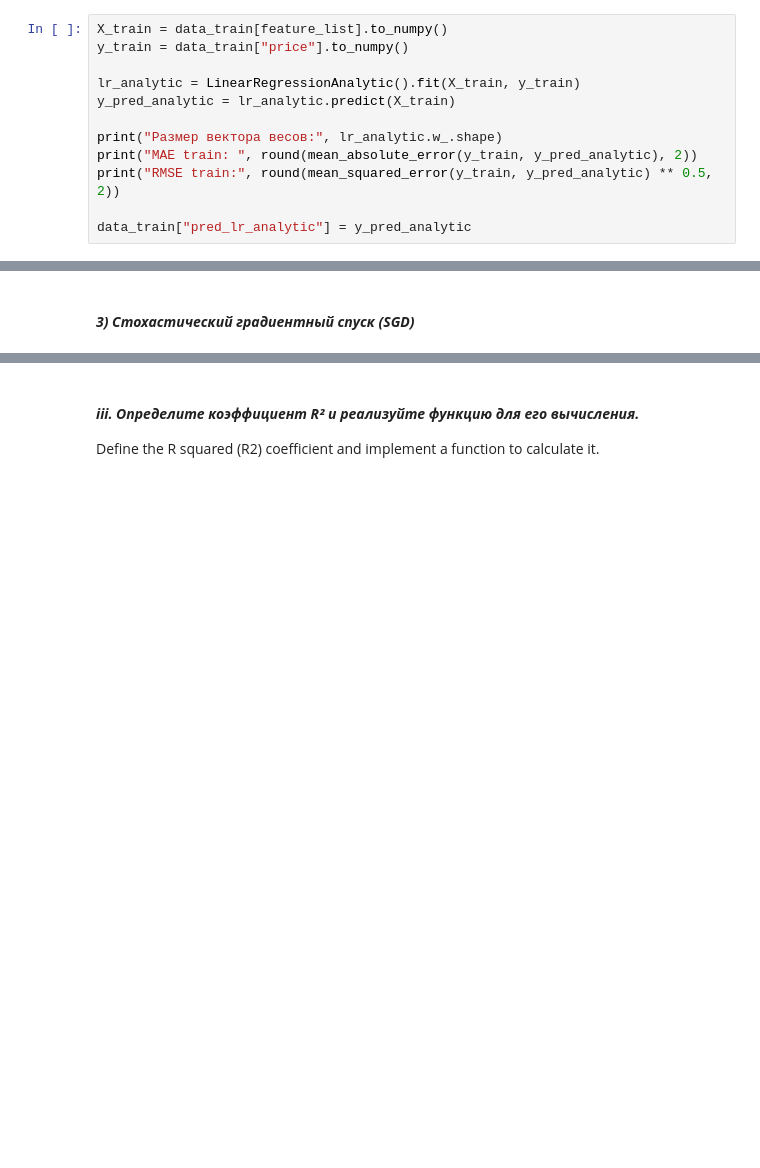
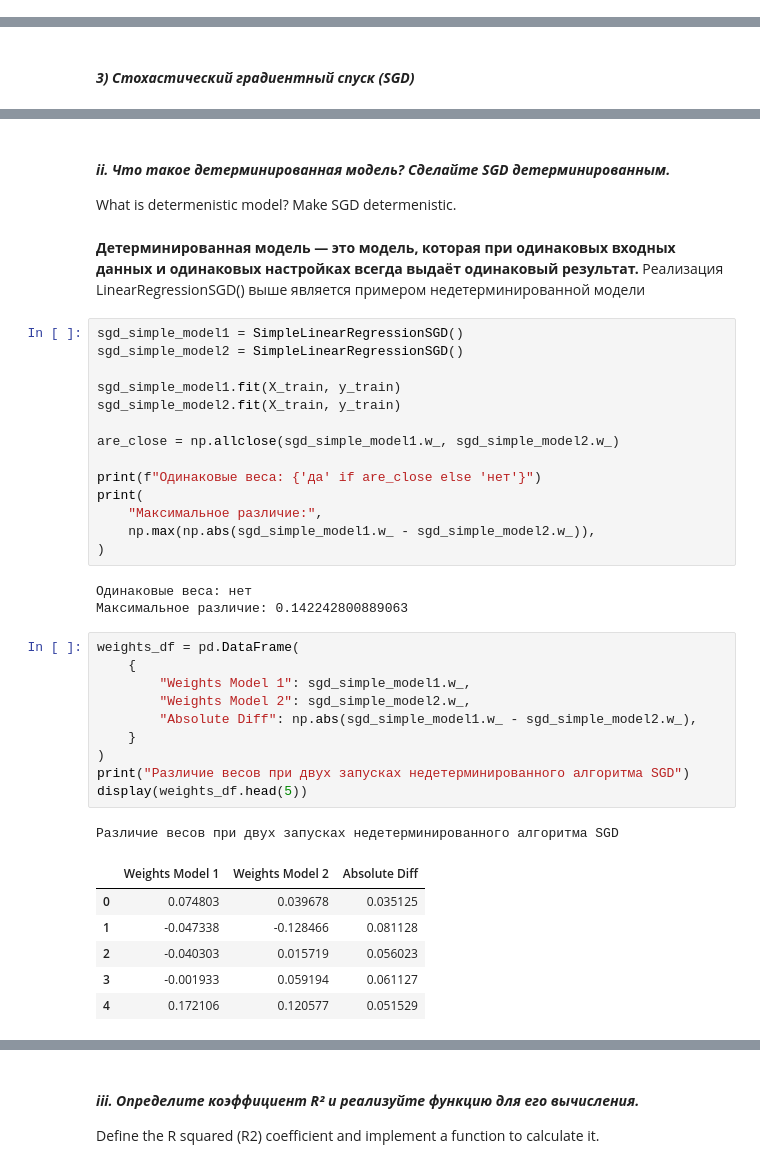
Before and after one commit to RunForJoy/core-linear-regression, a Jupyter notebook: src/ml.ipynb, the cells around one changed output, grey strips where cells are left out. Drawn from its saved outputs; the diff is of its cells as text; blank space fills up the shorter version.

```diff
--- a/src/ml.ipynb
+++ b/src/ml.ipynb
@@ -296,12 +282,0 @@ class LinearRegressionAnalytic:
-# %%
-X_train = data_train[feature_list].to_numpy()
-y_train = data_train["price"].to_numpy()
-
-lr_analytic = LinearRegressionAnalytic().fit(X_train, y_train)
-y_pred_analytic = lr_analytic.predict(X_train)
-
-print("Размер вектора весов:", lr_analytic.w_.shape)
-print("MAE train: ", round(mean_absolute_error(y_train, y_pred_analytic), 2))
-print("RMSE train:", round(mean_squared_error(y_train, y_pred_analytic) ** 0.5, 2))
-
-data_train["pred_lr_analytic"] = y_pred_analytic
@@ -610,0 +665,40 @@ What is determenistic model? Make SGD determenistic.
+# %% [markdown]
+#### ***ii. Что такое детерминированная модель? Сделайте SGD детерминированным.***
+What is determenistic model? Make SGD determenistic.
+# %% [markdown]
+**Детерминированная модель — это модель, которая при одинаковых входных данных и одинаковых настройках всегда выдаёт одинаковый результат.** Реализация LinearRegressionSGD() выше является примером недетерминированной модели
+# %%
+sgd_simple_model1 = SimpleLinearRegressionSGD()
+sgd_simple_model2 = SimpleLinearRegressionSGD()
+
+sgd_simple_model1.fit(X_train, y_train)
+sgd_simple_model2.fit(X_train, y_train)
+
+are_close = np.allclose(sgd_simple_model1.w_, sgd_simple_model2.w_)
+
+print(f"Одинаковые веса: {'да' if are_close else 'нет'}")
+print(
+    "Максимальное различие:",
+    np.max(np.abs(sgd_simple_model1.w_ - sgd_simple_model2.w_)),
+)
+# %% [output]
+Одинаковые веса: нет
+Максимальное различие: 0.142242800889063
+# %%
+weights_df = pd.DataFrame(
+    {
+        "Weights Model 1": sgd_simple_model1.w_,
+        "Weights Model 2": sgd_simple_model2.w_,
+        "Absolute Diff": np.abs(sgd_simple_model1.w_ - sgd_simple_model2.w_),
+    }
+)
+print("Различие весов при двух запусках недетерминированного алгоритма SGD")
+display(weights_df.head(5))
+# %% [output]
+Различие весов при двух запусках недетерминированного алгоритма SGD
+|  | Weights Model 1 | Weights Model 2 | Absolute Diff |
+| 0 | 0.074803 | 0.039678 | 0.035125 |
+| 1 | -0.047338 | -0.128466 | 0.081128 |
+| 2 | -0.040303 | 0.015719 | 0.056023 |
+| 3 | -0.001933 | 0.059194 | 0.061127 |
+| 4 | 0.172106 | 0.120577 | 0.051529 |
```
Also changed, not shown: parts of 29 cells of this notebook, 1 other file.
